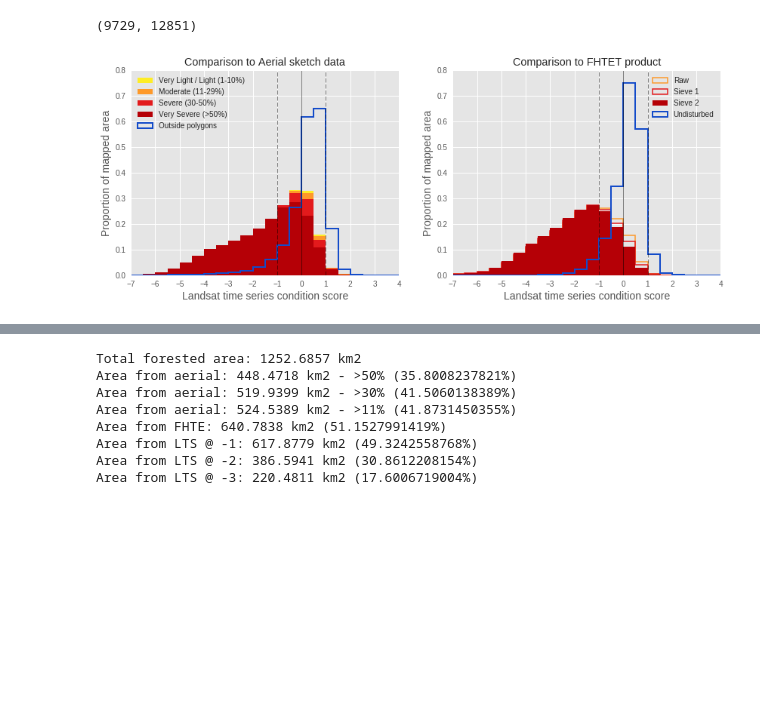
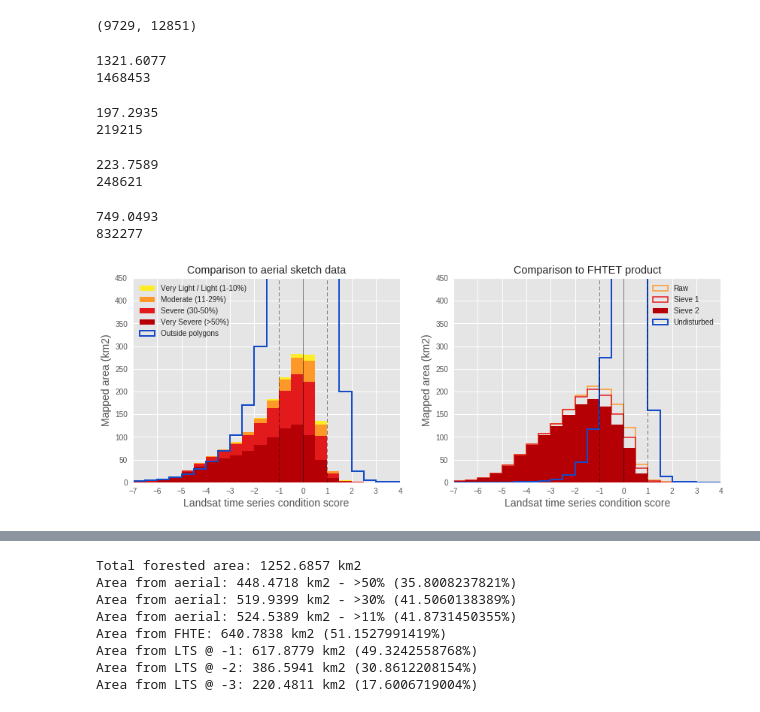
Before and after one commit to valpasq/defoliators, a Jupyter notebook: code/paper_figures-stats.ipynb, the cells around one changed output, grey strips where cells are left out. Drawn from its saved outputs; the diff is of its cells as text; code cells hidden in the pictures; blank space fills up the shorter version.

Commit message:
updated code for generating final figures and stats

```diff
--- a/code/paper_figures-stats.ipynb
+++ b/code/paper_figures-stats.ipynb
@@ -27,7 +32,7 @@ print(residuals.shape)
 # %% [output]
 (9729, 12851)
 # %%
-NLCD_fn = '/projectnb/landsat/projects/Massachusetts/Moths/paper_data/final_products/NLCD_forest_mask.tif'
+NLCD_fn = '/projectnb/landsat/projects/Massachusetts/defoliators/paper_data/final_products/NLCD_forest_mask.tif'
 with rasterio.open(NLCD_fn) as image:
     NLCD = image.read(1)
 print(NLCD.shape)
@@ -37,7 +42,7 @@ print(np.unique(NLCD))
 [-9999     0     1]
 # %%
 # read in 2016 aerial assessment - rasterized
-aerial_fn = '/projectnb/landsat/projects/Massachusetts/Moths/GIS_data/FS_2016aerial/DFO_GypsyMothData_2017_albers_studyarea_rast.tif'
+aerial_fn = '/projectnb/landsat/projects/Massachusetts/defoliators/GIS_data/FS_2016aerial/DFO_GypsyMothData_2017_albers_studyarea_rast.tif'
 with rasterio.open(aerial_fn) as image:
     aerial = image.read(1)
 print(aerial.shape)
@@ -45,17 +50,17 @@ print(aerial.shape)
 (9729, 12851)
 # %%
 # Read in FHTE datasets
-FHTE_fn = '/projectnb/landsat/projects/Massachusetts/Moths/GIS_data/FHTE_ref/FHTE_ZScore_raster.tif'
+FHTE_fn = '/projectnb/landsat/projects/Massachusetts/defoliators/GIS_data/FHTE_ref/FHTE_ZScore_raster.tif'
 with rasterio.open(FHTE_fn) as image:
     FHTE = image.read(1)
 print(FHTE.shape)
 
-FHTE_s1_fn = '/projectnb/landsat/projects/Massachusetts/Moths/GIS_data/FHTE_ref/FHTE_ZScore_sieve1_raster.tif'
+FHTE_s1_fn = '/projectnb/landsat/projects/Massachusetts/defoliators/GIS_data/FHTE_ref/FHTE_ZScore_sieve1_raster.tif'
 with rasterio.open(FHTE_s1_fn) as image:
     FHTE_s1 = image.read(1)
 print(FHTE_s1.shape)
 
-FHTE_s2_fn = '/projectnb/landsat/projects/Massachusetts/Moths/GIS_data/FHTE_ref/FHTE_ZScore_sieve2_raster.tif'
+FHTE_s2_fn = '/projectnb/landsat/projects/Massachusetts/defoliators/GIS_data/FHTE_ref/FHTE_ZScore_sieve2_raster.tif'
 with rasterio.open(FHTE_s2_fn) as image:
     FHTE_s2 = image.read(1)
 print(FHTE_s2.shape)
@@ -73,6 +78,7 @@ print(states.shape)
 (9729, 12851)
 # %%
 residuals_12 = residuals[np.where(aerial >= 1)]
+residuals_12 = residuals_12[residuals_12 != -9999]
 residuals_12 = residuals_12.reshape(residuals_12.size)
 
 residuals_3 = residuals[np.where(aerial >= 3)]
@@ -84,8 +90,37 @@ residuals_4 = residuals_4.reshape(residuals_4.size)
 residuals_5 = residuals[np.where(aerial == 5)]
 residuals_5 = residuals_5.reshape(residuals_5.size)
 
-residuals_na = residuals[np.where(aerial == 0)]
+residuals_na = residuals[(np.where(aerial == 0))]
+residuals_na = residuals_na[residuals_na != -9999]
 residuals_na = residuals_na.reshape(residuals_na.size)
+# %%
+# Area NOT defoliated in aerial with score < -1 (omission)
+print((sum(residuals_na < -1)*900)/1000000)
+print(sum(residuals_na < -1))
+# %% [output]
+1321.6077
+1468453
+# %%
+# Area NOT defoliated in aerial with score < -3 (omission)
+print((sum(residuals_na < -3)*900)/1000000)
+print(sum(residuals_na < -3))
+# %% [output]
+197.2935
+219215
+# %%
+# Area defoliated in aerial with score < -3
+print((sum(residuals_12 < -3)*900)/1000000)
+print(sum(residuals_12 < -3))
+# %% [output]
+223.7589
+248621
+# %%
+# Area defoliated in aerial with score > -1
+print((sum(residuals_12 < -1)*900)/1000000)
+print(sum(residuals_12 < -1))
+# %% [output]
+749.0493
+832277
 # %%
 res_FHTE = residuals[np.where(FHTE==4) or np.where(FHTE==3)]
 res_FHTE = res_FHTE.reshape(res_FHTE.size)
@@ -103,69 +138,75 @@ bins = np.arange(-10, 10, 0.5)
 
 fig = plt.figure(1, figsize=(14,5))
 plt.style.use('ggplot')
+y_format = tkr.FuncFormatter(func)  # make formatter
 
 ax = fig.add_subplot(121)
 
-
-seaborn.distplot(residuals_12, hist=True, bins=bins, kde=False, norm_hist=True, \
+seaborn.distplot(residuals_12, hist=True, bins=bins, kde=False, norm_hist=False, \
                  label='Very Light / Light (1-10%)',
                  hist_kws={"histtype": "stepfilled", "linewidth": 1.5, "alpha": 1, "color": "#feed26"})
 
-seaborn.distplot(residuals_3, hist=True, bins=bins, kde=False, norm_hist=True, \
+seaborn.distplot(residuals_3, hist=True, bins=bins, kde=False, norm_hist=False, \
                  label='Moderate (11-29%)', \
                  hist_kws={"histtype": "stepfilled", "linewidth": 1.5, "alpha": 1, "color": "#fe9929"})
 
-seaborn.distplot(residuals_4, hist=True, bins=bins, kde=False, norm_hist=True, \
+seaborn.distplot(residuals_4, hist=True, bins=bins, kde=False, norm_hist=False, \
                  label='Severe (30-50%)', \
                  hist_kws={"histtype": "stepfilled", "linewidth": 1.5, "alpha": 1, "color": "#e31a1c"})
 
-seaborn.distplot(residuals_5, hist=True, bins=bins, kde=False, norm_hist=True, \
+seaborn.distplot(residuals_5, hist=True, bins=bins, kde=False, norm_hist=False, \
                  label='Very Severe (>50%)', \
                  hist_kws={"histtype": "stepfilled", "linewidth": 1.5, "alpha": 1, "color": "#b50006"})
 
-seaborn.distplot(residuals_na, hist=True, bins=bins, kde=False, norm_hist=True, \
+seaborn.distplot(residuals_na, hist=True, bins=bins, kde=False, norm_hist=False, \
                  label='Outside polygons', \
                  hist_kws={"histtype": "step", "linewidth": 2, "alpha": 1, "color": "#134bc9"})
 
 plt.axvline(0, lw=1, color='k', ls='-', alpha=0.5)
 plt.axvline(-1, lw=1, color='k', ls='--', alpha=0.5)
 plt.axvline(1, lw=1, color='k', ls='--', alpha=0.5)
-plt.ylabel('Proportion of mapped area', fontsize=14)
+plt.ylabel('Mapped area (km2)', fontsize=14)
 plt.xlabel('Landsat time series condition score', fontsize=14)
-plt.ylim((0, 0.8))
+ax.yaxis.set_major_formatter(y_format) # set formatter to needed axis
+ax.yaxis.set_ticks(np.arange(1, 540000, 55556))
+#plt.ylim((0, 0.8))
+plt.ylim((0, 500000))
 plt.xlim((-7, 4))
 plt.locator_params(nbins=11)
-plt.title('Comparison to Aerial sketch data')
+plt.title('Comparison to aerial sketch data')
 plt.legend()
 
 ax = fig.add_subplot(122)
-seaborn.distplot(res_FHTE, hist=True, bins=bins, kde=False, norm_hist=True, \
+seaborn.distplot(res_FHTE, hist=True, bins=bins, kde=False, norm_hist=False, \
                  label='Raw', \
                  hist_kws={"histtype": "step", "linewidth": 1.5, "alpha": 1, "color": "#fe9929"})
 
-seaborn.distplot(res_FHTE_s1, hist=True, bins=bins, kde=False, norm_hist=True, \
+seaborn.distplot(res_FHTE_s1, hist=True, bins=bins, kde=False, norm_hist=False, \
                  label='Sieve 1', \
                  hist_kws={"histtype": "step", "linewidth": 1.5, "alpha": 1, "color": "#e31a1c"})
 
-seaborn.distplot(res_FHTE_s2, hist=True, bins=bins, kde=False, norm_hist=True, \
+seaborn.distplot(res_FHTE_s2, hist=True, bins=bins, kde=False, norm_hist=False, \
                  label='Sieve 2', \
                  hist_kws={"histtype": "stepfilled", "linewidth": 1.5, "alpha": 1, "color": "#b50006"})
 
-seaborn.distplot(res_FHTE_na, hist=True, bins=bins, kde=False, norm_hist=True, \
+seaborn.distplot(res_FHTE_na, hist=True, bins=bins, kde=False, norm_hist=False, \
                  label='Undisturbed', \
                  hist_kws={"histtype": "step", "linewidth": 2, "alpha": 1, "color": "#134bc9"})
 plt.axvline(0, lw=1, color='k', ls='-', alpha=0.5)
 plt.axvline(-1, lw=1, color='k', ls='--', alpha=0.5)
 plt.axvline(1, lw=1, color='k', ls='--', alpha=0.5)
-plt.ylabel('Proportion of mapped area', fontsize=14)
+plt.ylabel('Mapped area (km2)', fontsize=14)
 plt.xlabel('Landsat time series condition score', fontsize=14)
-plt.ylim((0, 0.8))
+ax.yaxis.set_major_formatter(y_format) # set formatter to needed axis
+ax.yaxis.set_ticks(np.arange(1, 540000, 55556))
+#plt.ylim((0, 0.8))
+plt.ylim((0, 500000))
 plt.xlim((-7, 4))
 plt.xticks()
 plt.title('Comparison to FHTET product')
 plt.legend()
 plt.locator_params(nbins=11)
 plt.savefig('../paper_data/figures/Figure_comparisonhist.png')
 plt.show()
 # %% [output]
-[figure, old version]
+[figure, new version]
```
Also changed, not shown: parts of 3 cells of this notebook.
